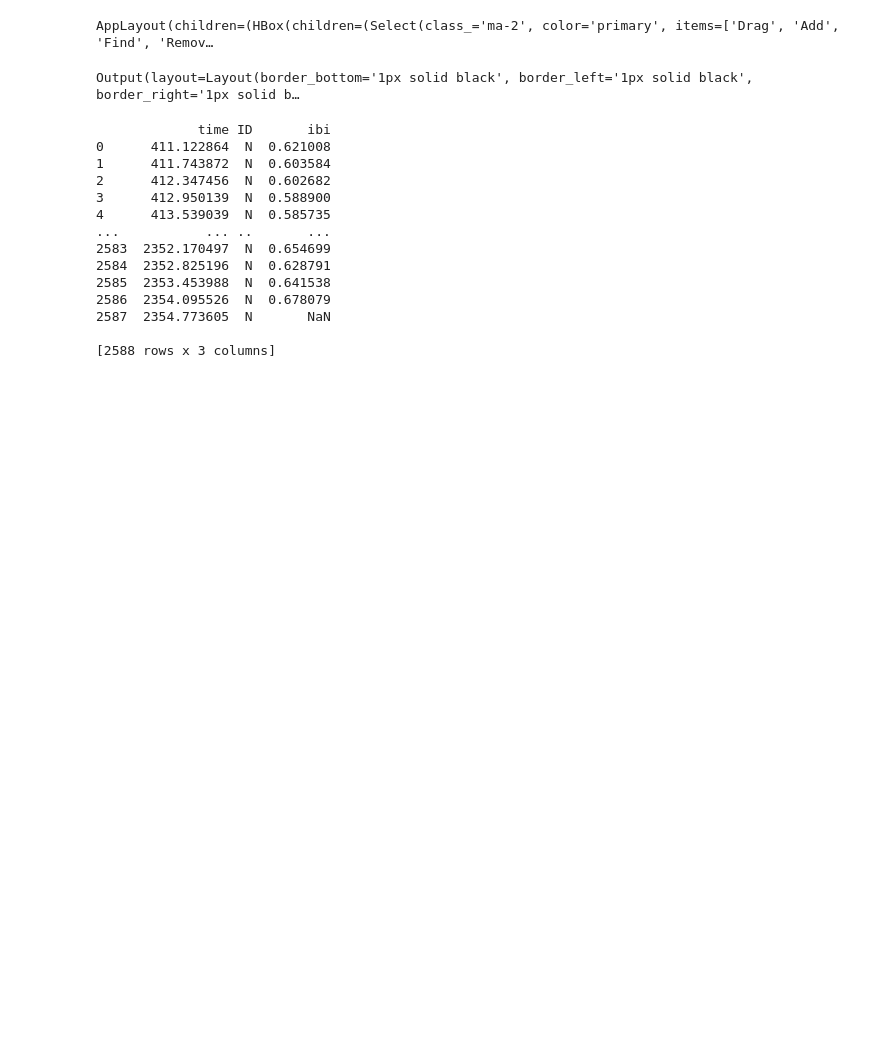
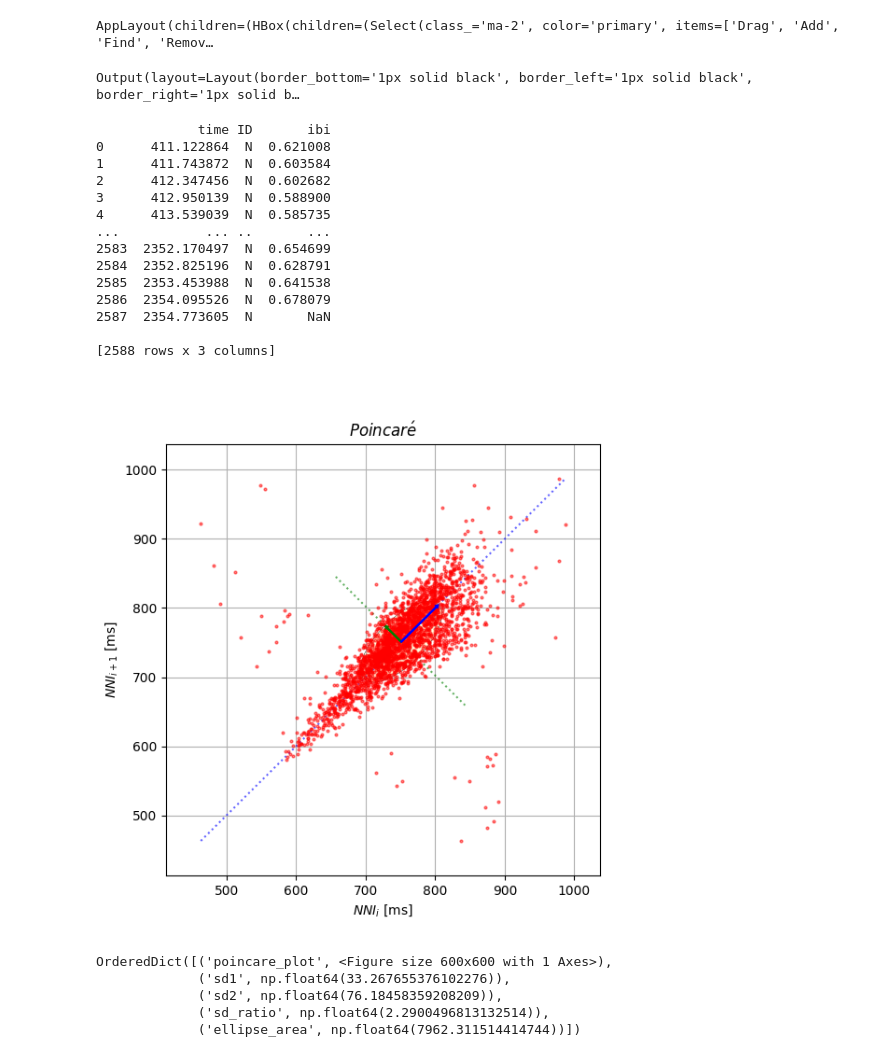
Before and after one commit to ArjanOnGithup/Experimental-Skills, a Jupyter notebook: Development/SpectHR.ipynb, the cells around one changed output. Saved outputs shown, nothing was run; the diff lists cells and outputs as text; code cells hidden in the pictures; blank space fills up the shorter version.

Commit message:
Preprocessing seems complete
This could be v0.1. Pre-processing plot now quite useful. No saving of data yet.

```diff
--- a/Development/SpectHR.ipynb
+++ b/Development/SpectHR.ipynb
@@ -38,3 +38,12 @@ print(DataSet.RTops)
 2587  2354.773605  N       NaN
 
 [2588 rows x 3 columns]
+# %%
+cs.poincare(DataSet)
+# %% [output]
+[figure, added]
+OrderedDict([('poincare_plot', <Figure size 600x600 with 1 Axes>),
+             ('sd1', np.float64(33.267655376102276)),
+             ('sd2', np.float64(76.18458359208209)),
+             ('sd_ratio', np.float64(2.2900496813132514)),
+             ('ellipse_area', np.float64(7962.311514414744))])
```
Also changed, not shown: 3 other files.
